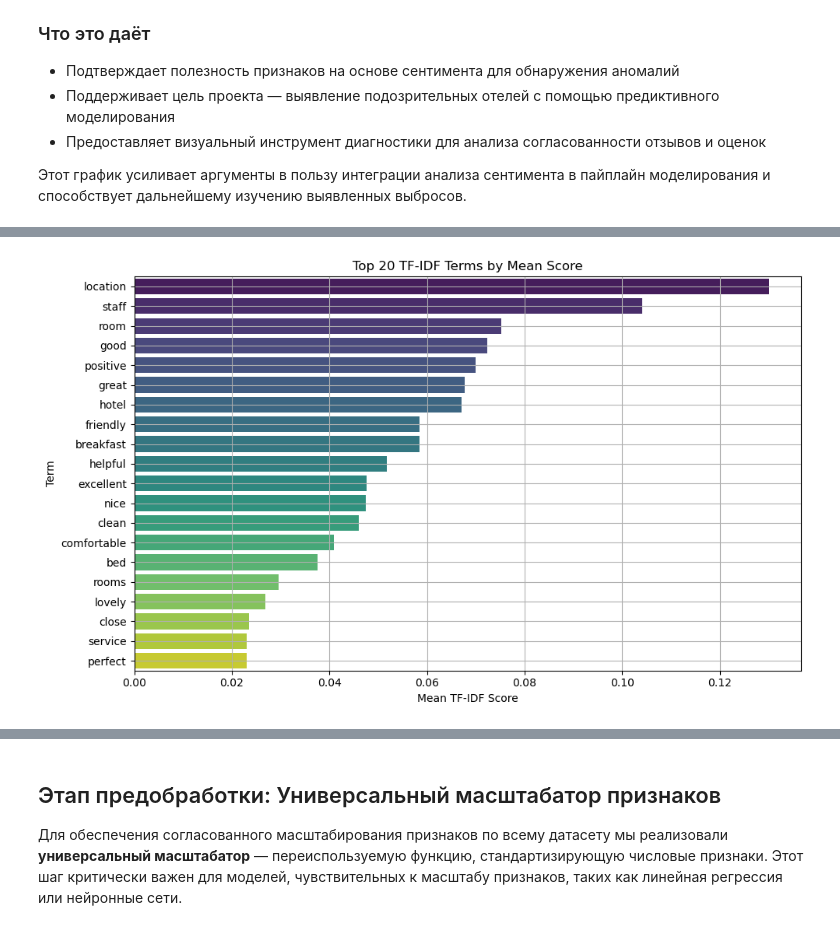
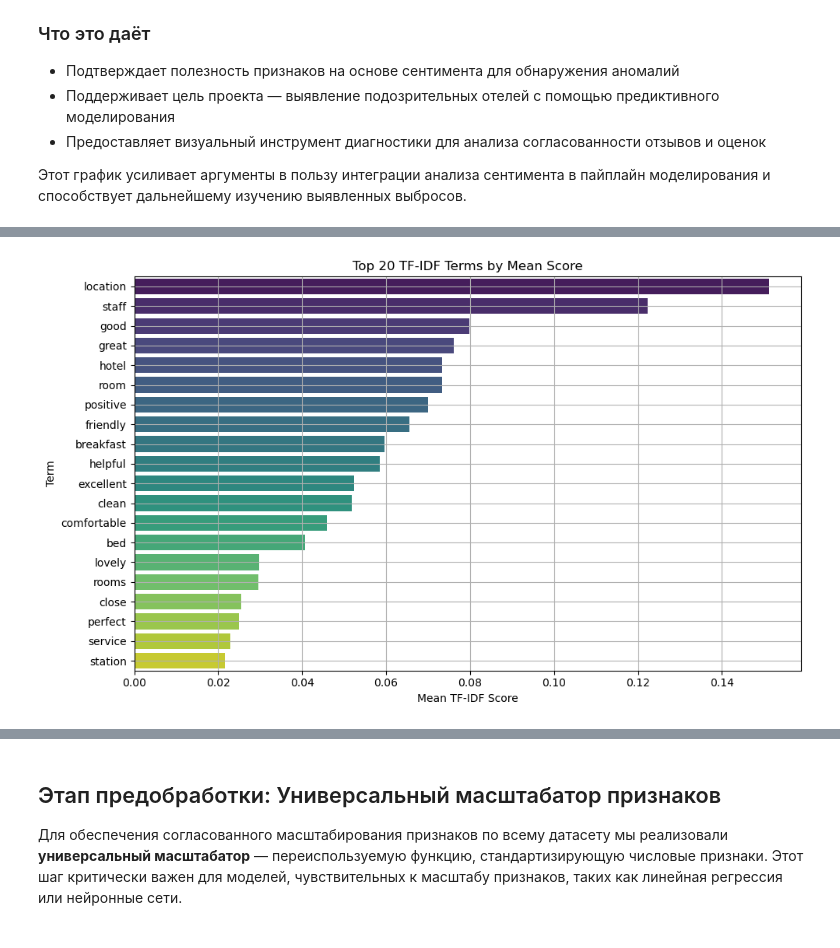
Before and after one commit to Kashutin1961/SkillFactory-Project-3-Clean, a Jupyter notebook: EDA_Project_3_model.ipynb, the cells around one changed output, grey strips where cells are left out. Drawn from its saved outputs; the diff is of its cells as text; code cells hidden in the pictures.

Commit message:
First commit to Clean Repository

```diff
--- a/EDA_Project_3_model.ipynb
+++ b/EDA_Project_3_model.ipynb
@@ -650,6 +839,7 @@ Name: reviewer_nationality, Length: 386803, dtype: object
 Этот шаг соединяет необработанный текст с структурированным моделированием, поддерживая как разведывательный анализ, так и точность предсказаний.
 # %%
 # Text cleaning function
+# Функция очистки текста
 
 def clean_text(text):
     text = re.sub(r'<.*?>', '', text)  # remove HTML tags
@@ -657,8 +847,10 @@ def clean_text(text):
     return text.lower().strip()
 
 hotels['positive_review_clean'] = hotels['positive_review'].apply(clean_text)
+hotels['negative_review_clean'] = hotels['negative_review'].apply(clean_text)
 # %%
-hotels['positive_review_length'] = hotels['positive_review'].apply(lambda x: len(str(x).split()))
+hotels['positive_review_length'] = hotels['positive_review_clean'].apply(lambda x: len(str(x).split()))
+hotels['negative_review_length'] = hotels['negative_review_clean'].apply(lambda x: len(str(x).split()))
 # %%
 # Step 2: Define universal sentiment extraction function
 # Шаг 2: Универсальная функция для извлечения тональности
@@ -694,7 +949,7 @@ import matplotlib.pyplot as plt
 
 # Step 1: Compute sentiment gap
 # Шаг 1: Вычисляем разницу в тональности
-hotels['sentiment_gap'] = hotels['positive_review_polarity'] - hotels['negative_review_polarity']
+hotels['sentiment_gap'] = hotels['positive_review_clean_polarity'] - hotels['negative_review_clean_polarity']
 
 # Step 2: Flag mismatches (e.g., positive polarity < negative polarity)
 # Шаг 2: Отмечаем несоответствия (например, положительная тональность < отрицательной)
@@ -764,17 +1019,3 @@ plt.show()
 - Создан масштабируемый пайплайн для инженерии признаков на основе текста
 
 Этот шаг соединяет неструктурированный текст отзывов с структурированным моделированием, поддерживая как разведывательный анализ, так и точность предсказаний.
-# %%
-from sklearn.feature_extraction.text import TfidfVectorizer
-from sklearn.feature_extraction import text
-
-# Use built-in English stopwords
-# Используем встроенные стоп-слова
-stop_words = text.ENGLISH_STOP_WORDS
-
-tfidf = TfidfVectorizer(max_features=100, stop_words='english')
-tfidf_matrix = tfidf.fit_transform(hotels['positive_review_clean'])
-
-# Convert to DataFrame and merge
-tfidf_df = pd.DataFrame(tfidf_matrix.toarray(), columns=tfidf.get_feature_names_out())
-hotels = pd.concat([hotels.reset_index(drop=True), tfidf_df.reset_index(drop=True)], axis=1)
@@ -781,25 +1139,25 @@ hotels = pd.concat([hotels.reset_index(drop=True), tfidf_df.reset_index(drop=Tru
 # %%
 # Step 1: Compute mean TF-IDF score per term
 # Шаг 1: Вычисляем среднее значение TF-IDF для каждого термина
 
-tfidf_means = tfidf_df.mean().sort_values(ascending=False)
+tfidf_means = tfidf_df_pos.mean().sort_values(ascending=False)
 
 # Step 2: Plot top 20 terms
 # Шаг 2: Визуализируем топ-20 терминов
 plt.figure(figsize=(10, 6))
 sns.barplot(
     x=tfidf_means.values[:20],
     y=tfidf_means.index[:20],
     hue=tfidf_means.index[:20],  # assign hue to y
     palette='viridis',
     legend=False
 )
 
 plt.title('Top 20 TF-IDF Terms by Mean Score')
 plt.xlabel('Mean TF-IDF Score')
 plt.ylabel('Term')
 plt.grid(True)
 plt.tight_layout()
 plt.show()
 # %% [output]
-[figure, old version]
+[figure, new version]
```
Also changed, not shown: parts of 137 cells of this notebook, 2 other files.
